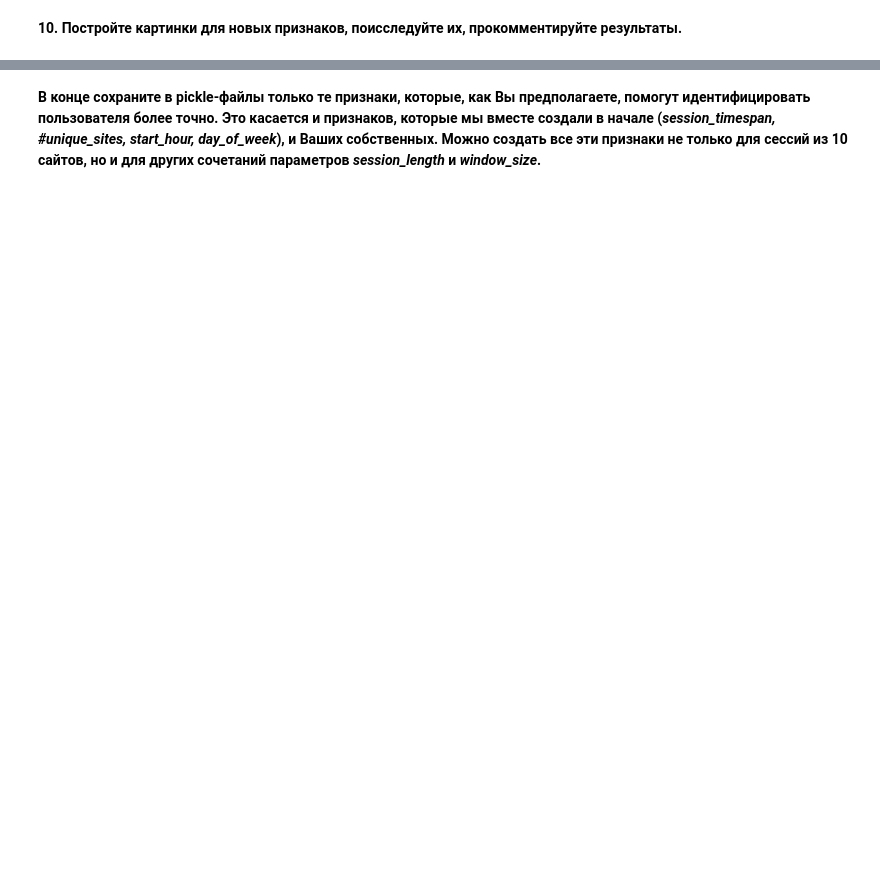
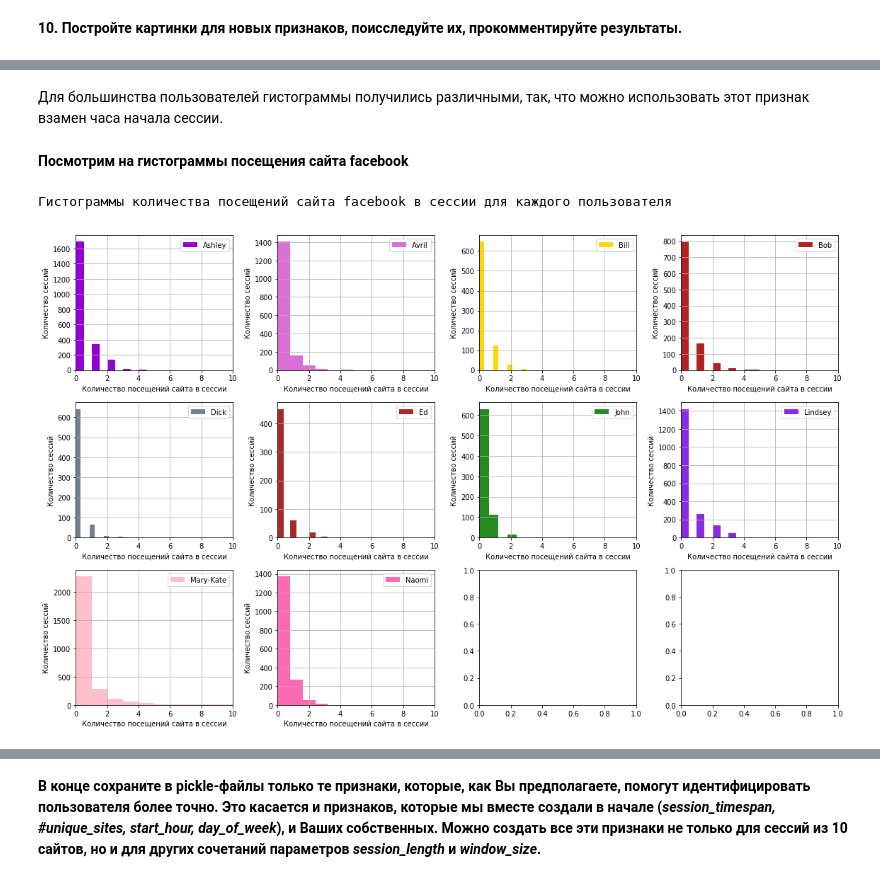
Before and after one commit to n-surkov/coursera_ml, a Jupyter notebook: solution/week3_visual_analysis_and_fe.ipynb, the cells around one changed output, grey strips where cells are left out. Cells and saved outputs as stored; diff of their text form; code cells hidden in the pictures; blank space fills up the shorter version.

```diff
--- a/solution/week3_visual_analysis_and_fe.ipynb
+++ b/solution/week3_visual_analysis_and_fe.ipynb
@@ -399,0 +444,19 @@ new_features_150users = feature_engineering ''' ВАШ КОД ЗДЕСЬ '''
+# %% [markdown]
+Для большинства пользователей гистограммы получились различными, так, что можно использовать этот признак взамен часа начала сессии.
+# %% [markdown]
+**Посмотрим на гистограммы посещения сайта facebook**
+# %%
+fig, axes = plt.subplots(nrows=3, ncols=4, figsize=(16, 10))
+
+# как вариант, можно и по-другому
+for idx, (user, sub_df) in  enumerate(new_features_10users.groupby('target')):
+     sub_df['freq_facebook'].hist(ax=axes[idx // 4, idx % 4], color=color_dic[user], label=user, bins=10)
+     axes[idx // 4, idx % 4].set(xlabel='Количество посещений сайта в сессии',
+                                 ylabel='Количество сессий',
+                                 xlim = [0, 10])
+     axes[idx // 4, idx % 4].legend()
+fig.tight_layout()
+print('Гистограммы количества посещений сайта facebook в сессии для каждого пользователя')
+# %% [output]
+Гистограммы количества посещений сайта facebook в сессии для каждого пользователя
+[figure, added]
```
Also changed, not shown: parts of 34 cells of this notebook.
